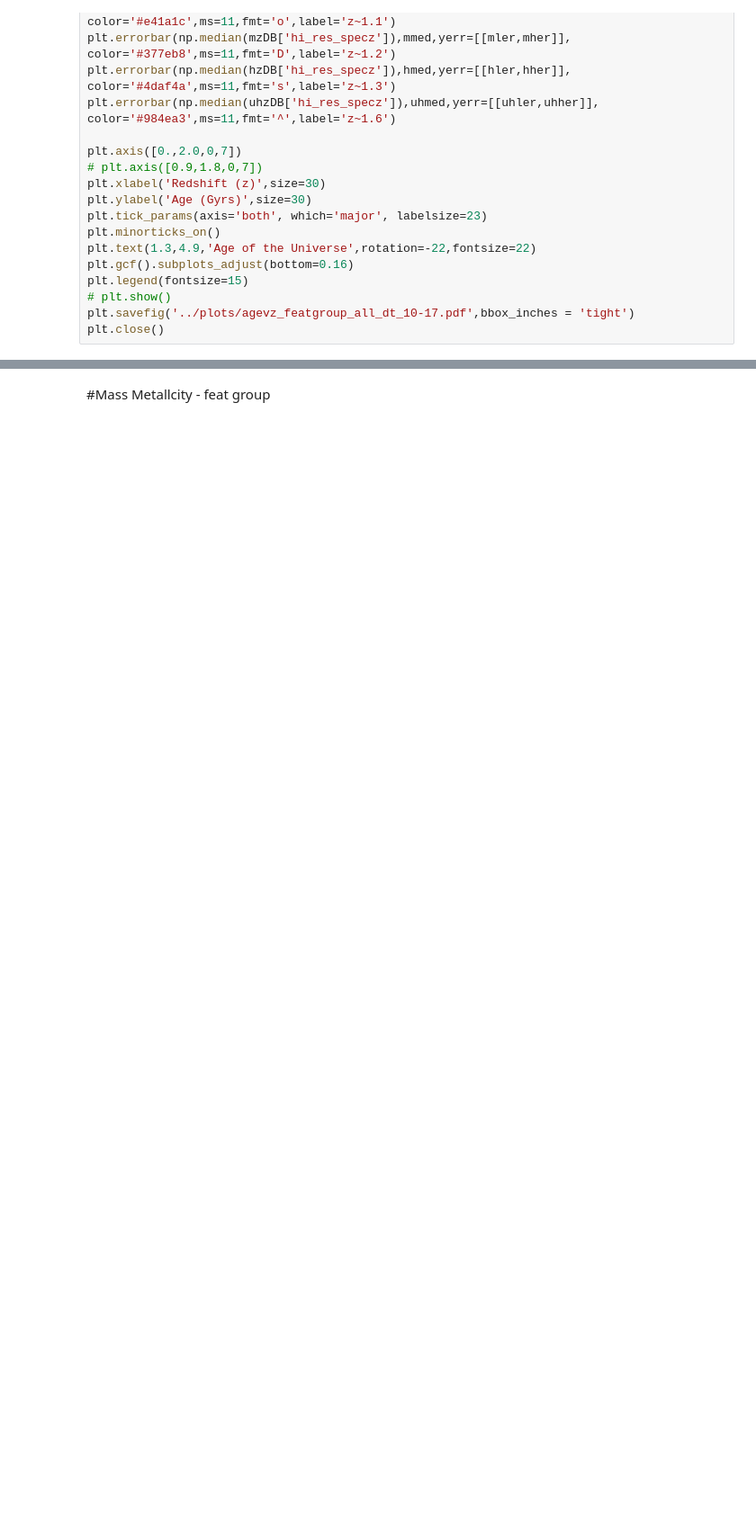
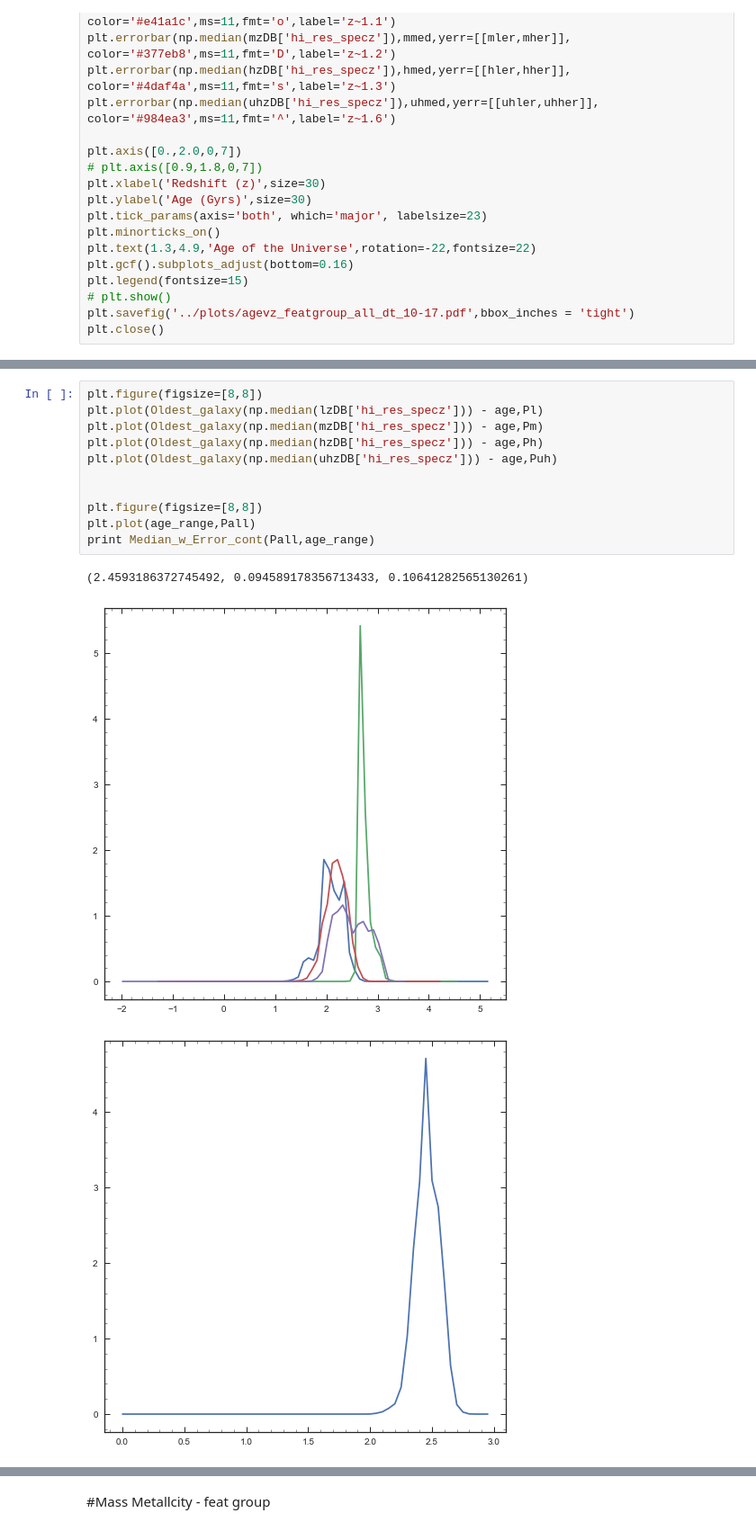
Before and after one commit to Vince-ec/Quiescent_analysis, a Jupyter notebook: scripts/important_plots.ipynb, the cells around one changed output, grey strips where cells are left out. Shown at 90% size. Cells and saved outputs as stored; diff of their text form; blank space fills up the shorter version.

```diff
--- a/scripts/important_plots.ipynb
+++ b/scripts/important_plots.ipynb
@@ -596,0 +641,15 @@ plt.close()
+# %%
+plt.figure(figsize=[8,8])
+plt.plot(Oldest_galaxy(np.median(lzDB['hi_res_specz'])) - age,Pl)
+plt.plot(Oldest_galaxy(np.median(mzDB['hi_res_specz'])) - age,Pm)
+plt.plot(Oldest_galaxy(np.median(hzDB['hi_res_specz'])) - age,Ph)
+plt.plot(Oldest_galaxy(np.median(uhzDB['hi_res_specz'])) - age,Puh)
+
+
+plt.figure(figsize=[8,8])
+plt.plot(age_range,Pall)
+print Median_w_Error_cont(Pall,age_range)
+# %% [output]
+(2.4593186372745492, 0.094589178356713433, 0.10641282565130261)
+[figure, added]
+[figure, added]
```
Also changed, not shown: parts of 10 cells of this notebook.
